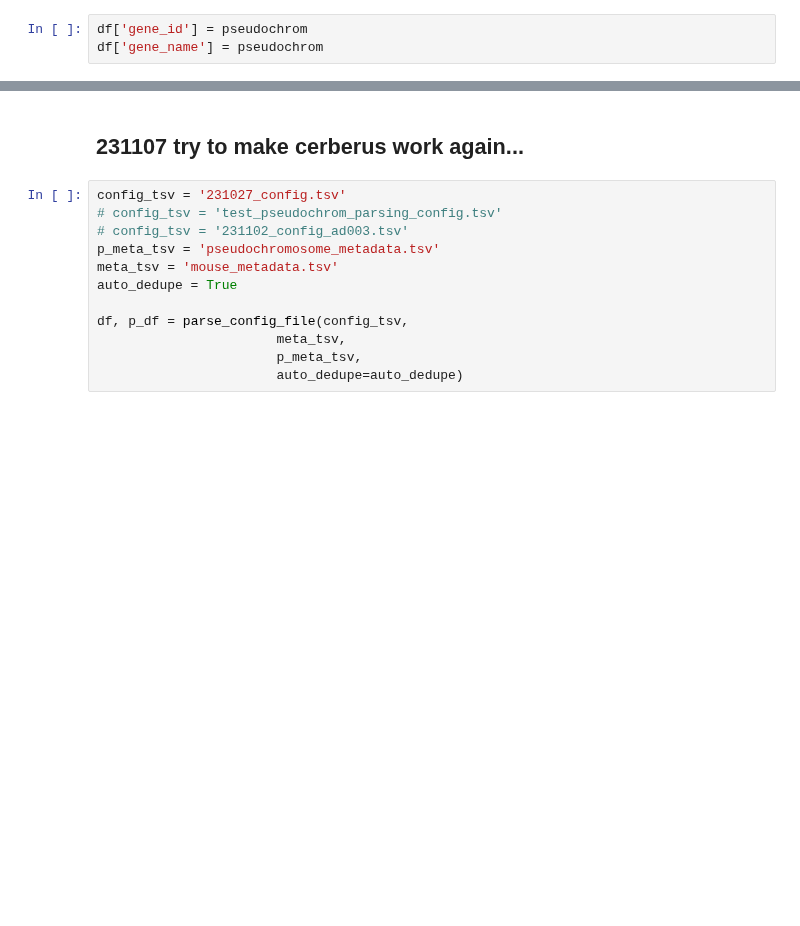
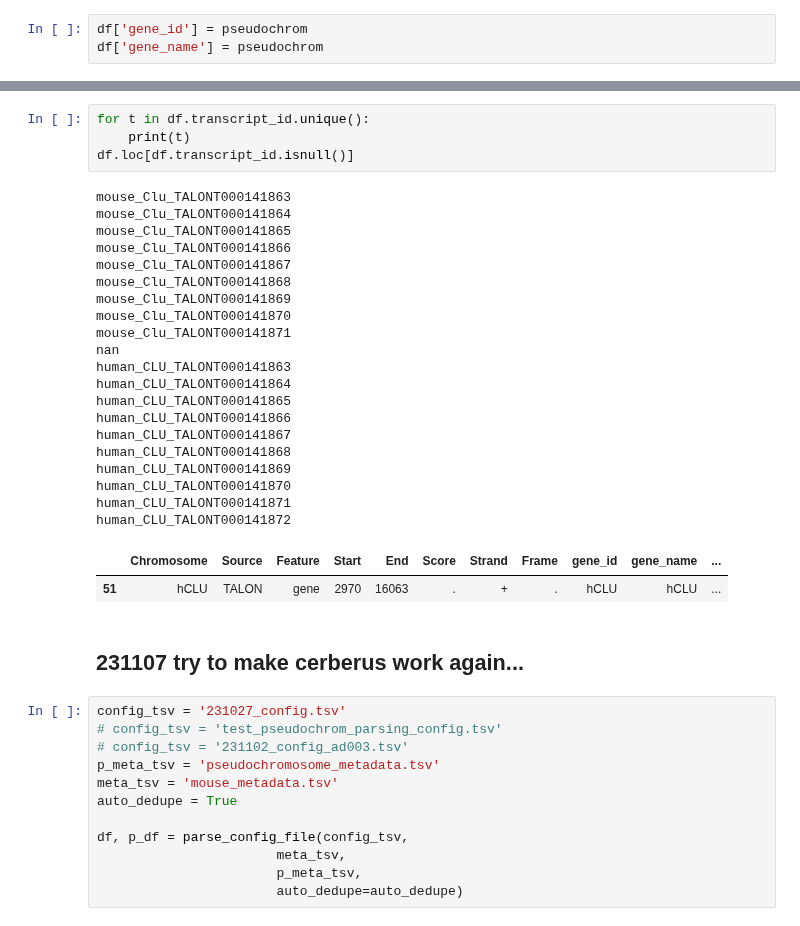
Before and after one commit to gfilimban/modelad_pipeline, a Jupyter notebook: proc_update/snakemake_dev.ipynb, the cells around one changed output, grey strips where cells are left out. Cells and saved outputs as stored; diff of their text form; blank space fills up the shorter version.

```diff
--- a/proc_update/snakemake_dev.ipynb
+++ b/proc_update/snakemake_dev.ipynb
@@ -67,3 +101,30 @@ df['gene_name'] = pseudochrom
+# %%
+for t in df.transcript_id.unique():
+    print(t)
+df.loc[df.transcript_id.isnull()]
+# %% [output]
+mouse_Clu_TALONT000141863
+mouse_Clu_TALONT000141864
+mouse_Clu_TALONT000141865
+mouse_Clu_TALONT000141866
+mouse_Clu_TALONT000141867
+mouse_Clu_TALONT000141868
+mouse_Clu_TALONT000141869
+mouse_Clu_TALONT000141870
+mouse_Clu_TALONT000141871
+nan
+human_CLU_TALONT000141863
+human_CLU_TALONT000141864
+human_CLU_TALONT000141865
+human_CLU_TALONT000141866
+human_CLU_TALONT000141867
+human_CLU_TALONT000141868
+human_CLU_TALONT000141869
+human_CLU_TALONT000141870
+human_CLU_TALONT000141871
+human_CLU_TALONT000141872
+|  | Chromosome | Source | Feature | Start | End | Score | Strand | Frame | gene_id | gene_name | ... |
+| 51 | hCLU | TALON | gene | 2970 | 16063 | . | + | . | hCLU | hCLU | ... |
 # %% [markdown]
 ## 231107 try to make cerberus work again...
 # %%
```
Also changed, not shown: parts of 11 cells of this notebook, 4 other files.
